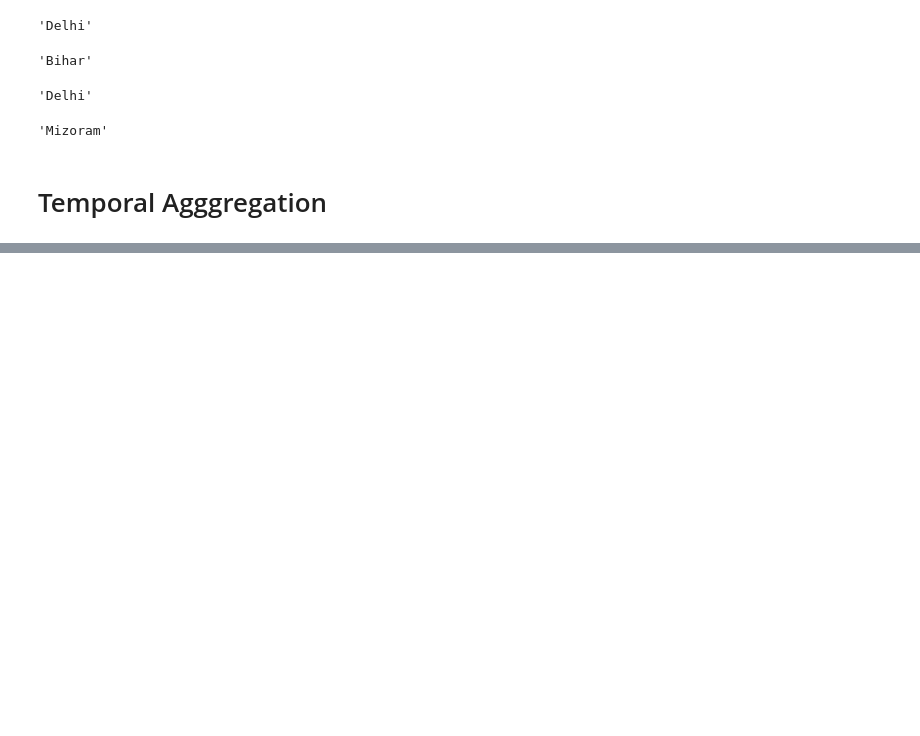
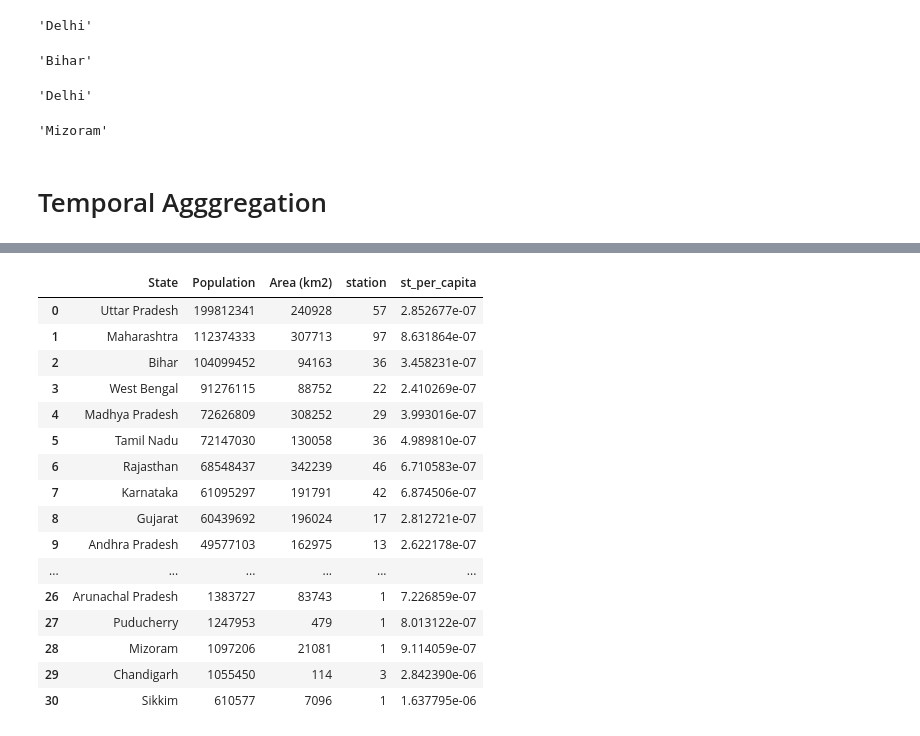
Before and after one commit to ishaank17/PSDV-Grp-ES-114-, a Jupyter notebook: Lab3/Lab3.ipynb, the cells around one changed output, grey strips where cells are left out. Drawn from its saved outputs; the diff is of its cells as text; code cells hidden in the pictures; blank space fills up the shorter version.

```diff
--- a/Lab3/Lab3.ipynb
+++ b/Lab3/Lab3.ipynb
@@ -8,6 +30,7 @@ import numpy as np
+# %%
+data = pd.read_csv('Copy of Data.csv')
+data_original = data #copy of the data for later use if required
 # %%
-file=open(r"C:\Users\Ishaan\Desktop\DataSet\Data.csv")
-data=pd.read_csv(file)
 states=np.sort(data["state"].unique().astype(str))
 stations=np.sort(data["station"].unique().astype(str))
 Date=pd.to_datetime(data["Timestamp"])
@@ -70,0 +285,28 @@ np.float64(nan)
+# %%
+pop_data = pd.read_csv('Copy of State_data.csv')
+pop_data_original = pop_data
+# %%
+'''1)Which state in India has the highest number of monitoring stations relative to its population?'''
+a = data.groupby('state')['station']
+a = a.nunique()
+st_pop = pd.merge(pop_data, a, left_on = 'State', right_on = 'state' )
+st_pop['st_per_capita'] = st_pop['station'] / st_pop['Population']
+st_pop
+# %% [output]
+|  | State | Population | Area (km2) | station | st_per_capita |
+| 0 | Uttar Pradesh | 199812341 | 240928 | 57 | 2.852677e-07 |
+| 1 | Maharashtra | 112374333 | 307713 | 97 | 8.631864e-07 |
+| 2 | Bihar | 104099452 | 94163 | 36 | 3.458231e-07 |
+| 3 | West Bengal | 91276115 | 88752 | 22 | 2.410269e-07 |
+| 4 | Madhya Pradesh | 72626809 | 308252 | 29 | 3.993016e-07 |
+| 5 | Tamil Nadu | 72147030 | 130058 | 36 | 4.989810e-07 |
+| 6 | Rajasthan | 68548437 | 342239 | 46 | 6.710583e-07 |
+| 7 | Karnataka | 61095297 | 191791 | 42 | 6.874506e-07 |
+| 8 | Gujarat | 60439692 | 196024 | 17 | 2.812721e-07 |
+| 9 | Andhra Pradesh | 49577103 | 162975 | 13 | 2.622178e-07 |
+| ... | ... | ... | ... | ... | ... |
+| 26 | Arunachal Pradesh | 1383727 | 83743 | 1 | 7.226859e-07 |
+| 27 | Puducherry | 1247953 | 479 | 1 | 8.013122e-07 |
+| 28 | Mizoram | 1097206 | 21081 | 1 | 9.114059e-07 |
+| 29 | Chandigarh | 1055450 | 114 | 3 | 2.842390e-06 |
+| 30 | Sikkim | 610577 | 7096 | 1 | 1.637795e-06 |
```
Also changed, not shown: parts of 12 cells of this notebook.
